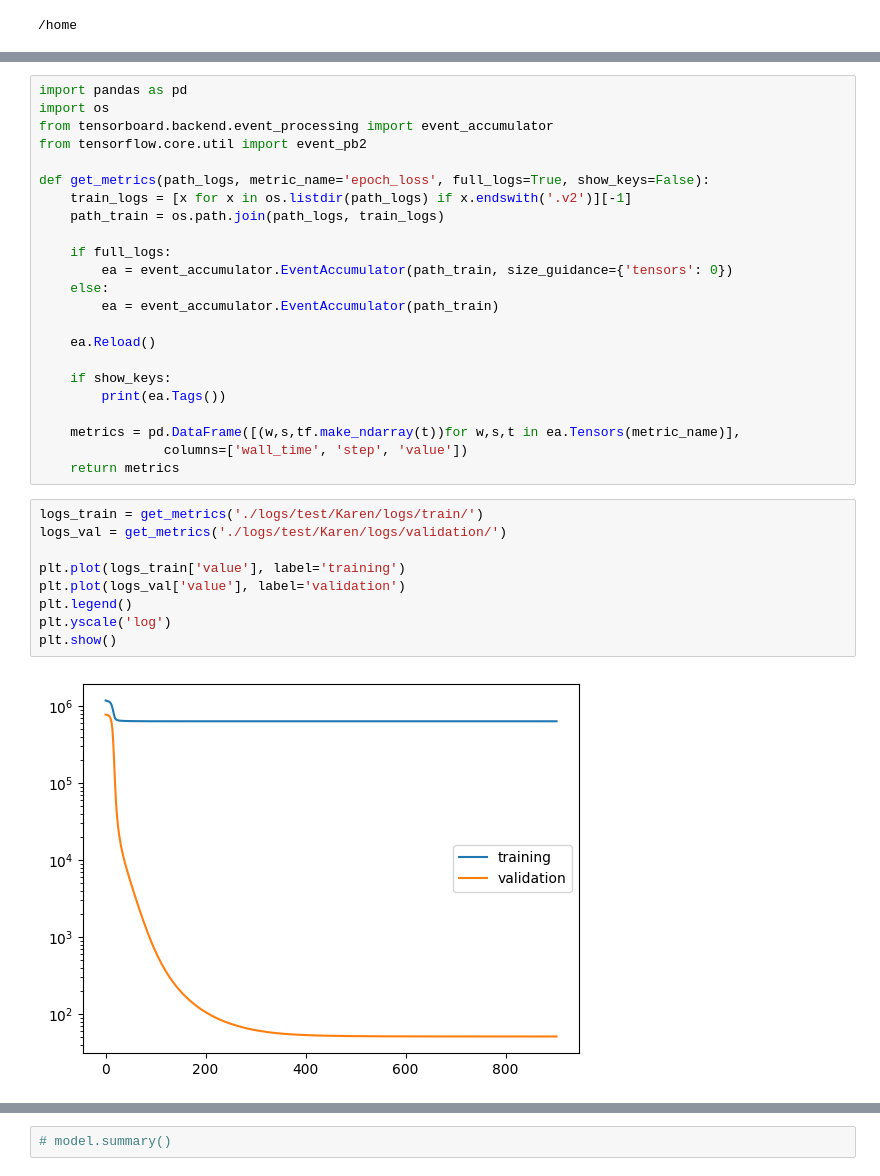
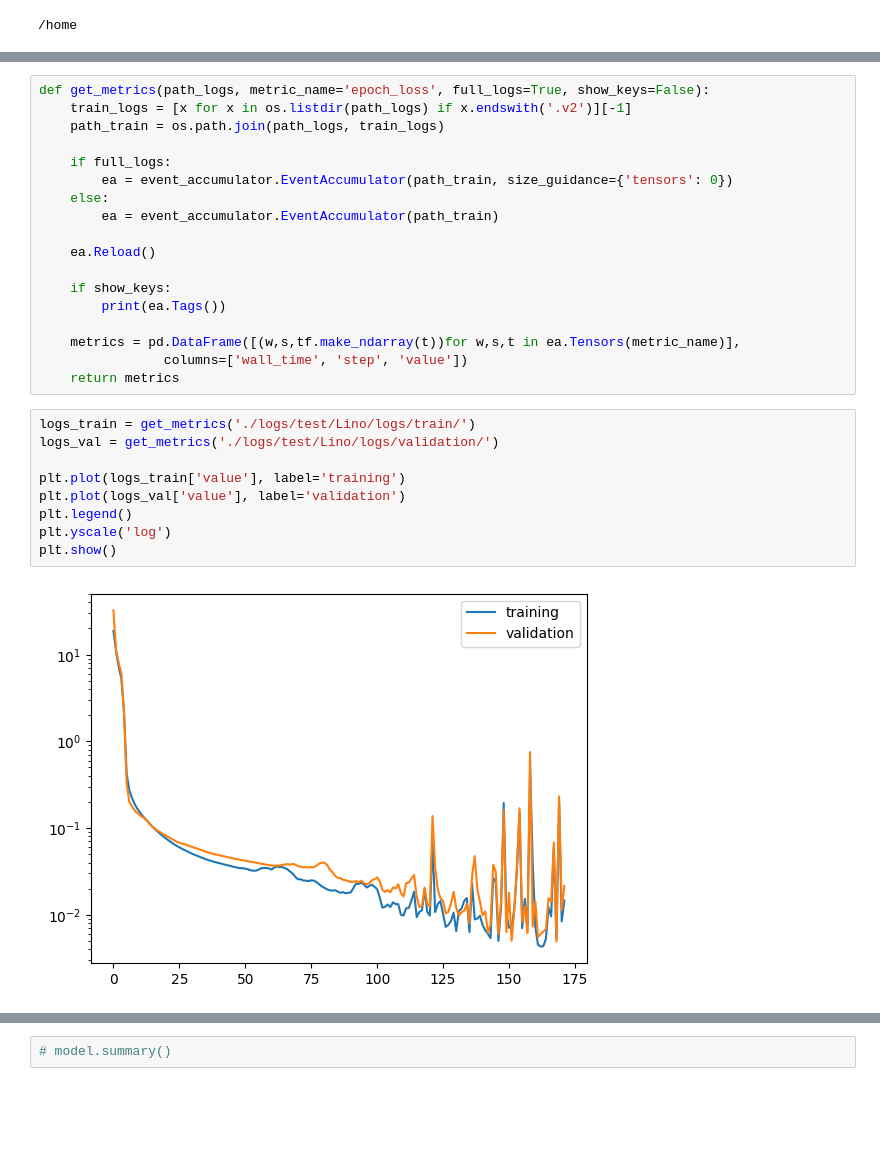
Before and after one commit to yemsnucleus/NEGFC, a Jupyter notebook: results.ipynb, the cells around one changed output, grey strips where cells are left out. Drawn from its saved outputs; the diff is of its cells as text; blank space fills up the shorter version.

```diff
--- a/results.ipynb
+++ b/results.ipynb
@@ -25,9 +42,4 @@ test_ds = load_records('./data/records/psf/fold_0/test.record')
 # %%
-import pandas as pd
-import os
-from tensorboard.backend.event_processing import event_accumulator
-from tensorflow.core.util import event_pb2
-
 def get_metrics(path_logs, metric_name='epoch_loss', full_logs=True, show_keys=False):
     train_logs = [x for x in os.listdir(path_logs) if x.endswith('.v2')][-1]
     path_train = os.path.join(path_logs, train_logs)
@@ -46,14 +58,14 @@ def get_metrics(path_logs, metric_name='epoch_loss', full_logs=True, show_keys=F
                 columns=['wall_time', 'step', 'value'])
     return metrics
 # %%
-logs_train = get_metrics('./logs/test/Karen/logs/train/')
-logs_val = get_metrics('./logs/test/Karen/logs/validation/')
+logs_train = get_metrics('./logs/test/Lino/logs/train/')
+logs_val = get_metrics('./logs/test/Lino/logs/validation/')
 
 plt.plot(logs_train['value'], label='training')
 plt.plot(logs_val['value'], label='validation')
 plt.legend()
 plt.yscale('log')
 plt.show()
 # %% [output]
-[figure, old version]
+[figure, new version]
 # %%
```
Also changed, not shown: parts of 16 cells of this notebook, 7 other files.
